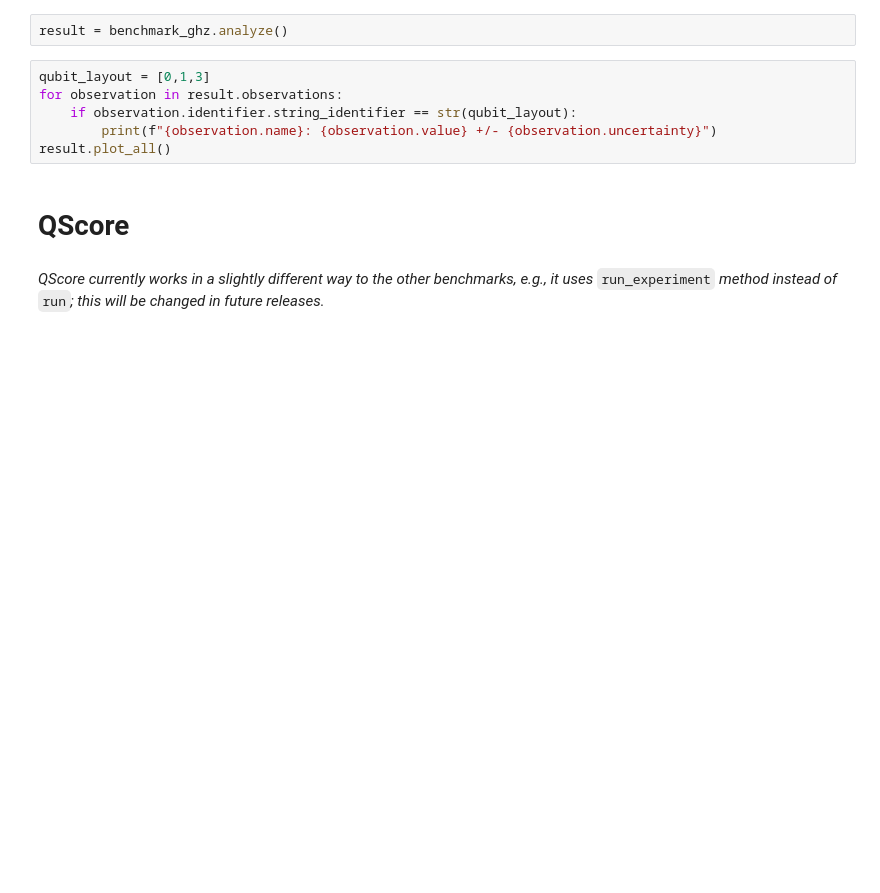
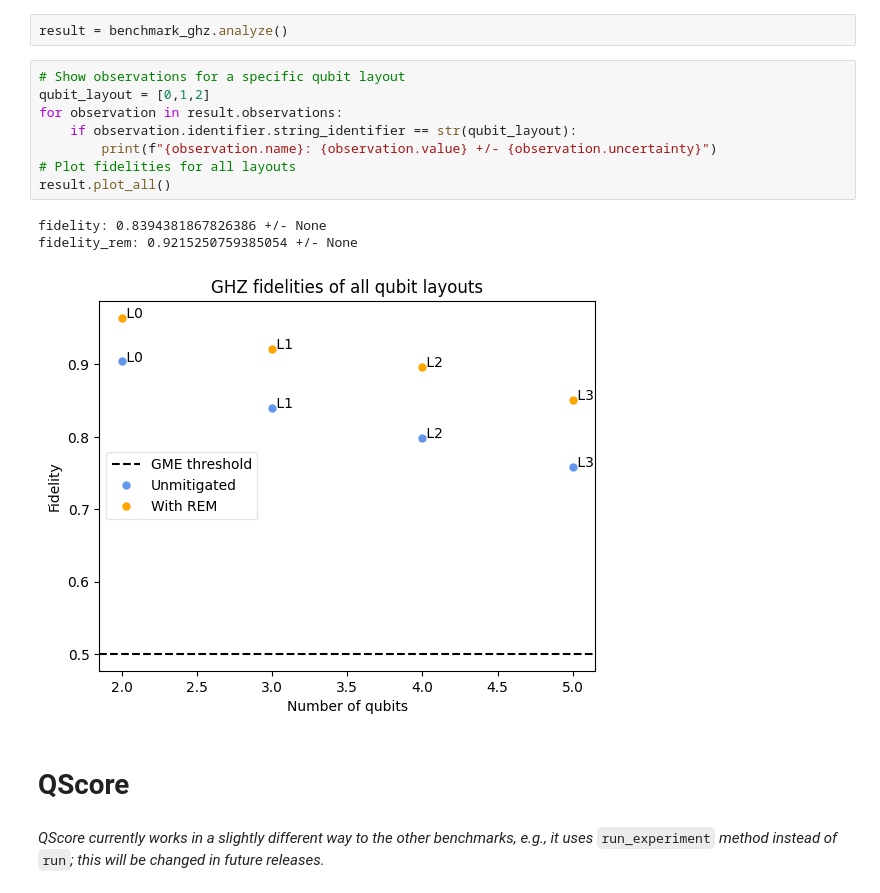
Before and after one commit to iqm-finland/iqm-benchmarks, a Jupyter notebook: examples/example_experiment_all.ipynb, the cells around one changed output. Drawn from its saved outputs; the diff is of its cells as text; blank space fills up the shorter version.

Commit message:
Changed qubit layout in example_experiment_all for display of GHZ results (the previous one was not part of the benchmark)

```diff
--- a/examples/example_experiment_all.ipynb
+++ b/examples/example_experiment_all.ipynb
@@ -234,11 +258,17 @@ run_ghz = benchmark_ghz.run()
 # %%
 result = benchmark_ghz.analyze()
 # %%
-qubit_layout = [0,1,3]
+# Show observations for a specific qubit layout
+qubit_layout = [0,1,2]
 for observation in result.observations:
     if observation.identifier.string_identifier == str(qubit_layout):
         print(f"{observation.name}: {observation.value} +/- {observation.uncertainty}")
+# Plot fidelities for all layouts
 result.plot_all()
+# %% [output]
+fidelity: 0.8394381867826386 +/- None
+fidelity_rem: 0.9215250759385054 +/- None
+[figure, added]
 # %% [markdown]
 # QScore
 # %% [markdown]
```
Also changed, not shown: parts of 1 cell of this notebook.
